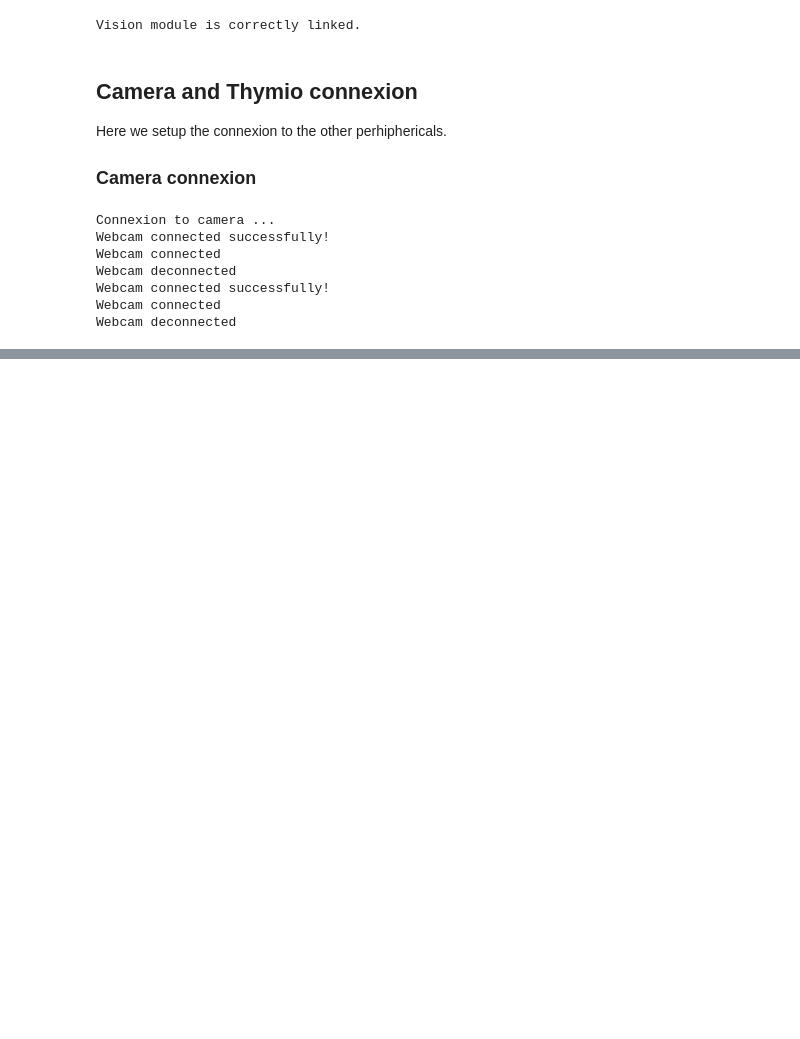
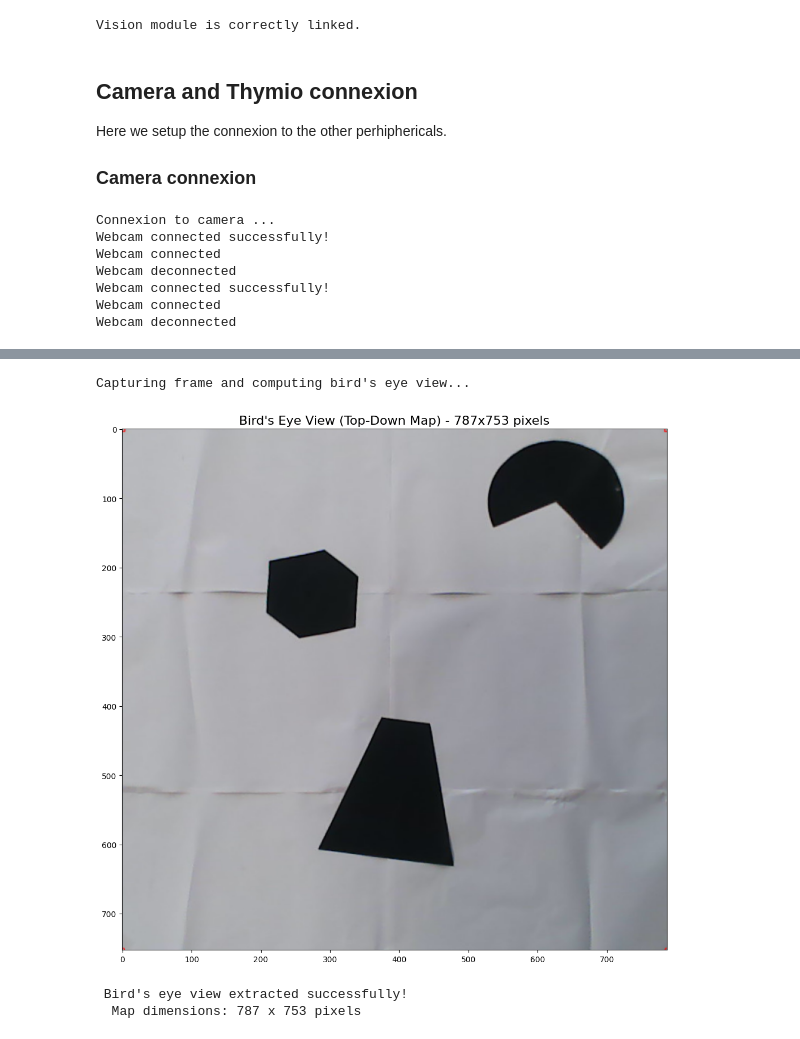
Before and after one commit to maximeluyet/Mobile-robotic, a Jupyter notebook: project.ipynb, the cells around one changed output, grey strips where cells are left out. Saved outputs shown, nothing was run; the diff lists cells and outputs as text; code cells hidden in the pictures; blank space fills up the shorter version.

```diff
--- a/project.ipynb
+++ b/project.ipynb
@@ -92,0 +197,43 @@ Webcam deconnected
+# %%
+#============================================
+#Test: Bird's Eye View (Top-Down Map)
+#============================================
+
+import cv2
+import matplotlib.pyplot as plt
+import numpy as np
+
+print("Capturing frame and computing bird's eye view...")
+
+# Get bird's eye view directly (captures frame internally)
+birds_eye_view = vision.get_birds_eye_view()
+
+if birds_eye_view is not None:
+    # Convert BGR to RGB for matplotlib display
+    map_rgb = cv2.cvtColor(birds_eye_view, cv2.COLOR_BGR2RGB)
+
+    # Get map dimensions
+    height, width = birds_eye_view.shape[:2]
+
+    # Display the bird's eye view map
+    plt.figure(figsize=(14, 10))
+    plt.imshow(map_rgb)
+    plt.title(f"Bird's Eye View (Top-Down Map) - {width}x{height} pixels", fontsize=16)
+    # plt.xlabel("X (pixels)", fontsize=12)
+    # plt.ylabel("Y (pixels)", fontsize=12)
+    # plt.grid(True, alpha=0.3)
+    plt.tight_layout()
+    plt.show()
+    print(f"\n Bird's eye view extracted successfully!")
+    print(f"  Map dimensions: {width} x {height} pixels")
+else:
+    print("✗ Failed to get bird's eye view.")
+    print("  Make sure:")
+    print("  - Camera is connected")
+    print("  - All 4 corner markers are visible (IDs: 42, 30, 69, 23)")
+    print("  - Markers are not obscured or too close to frame edges")
+# %% [output]
+Capturing frame and computing bird's eye view...
+[figure, added]
+ Bird's eye view extracted successfully!
+  Map dimensions: 787 x 753 pixels
```
Also changed, not shown: parts of 5 cells of this notebook, 14 other files.
